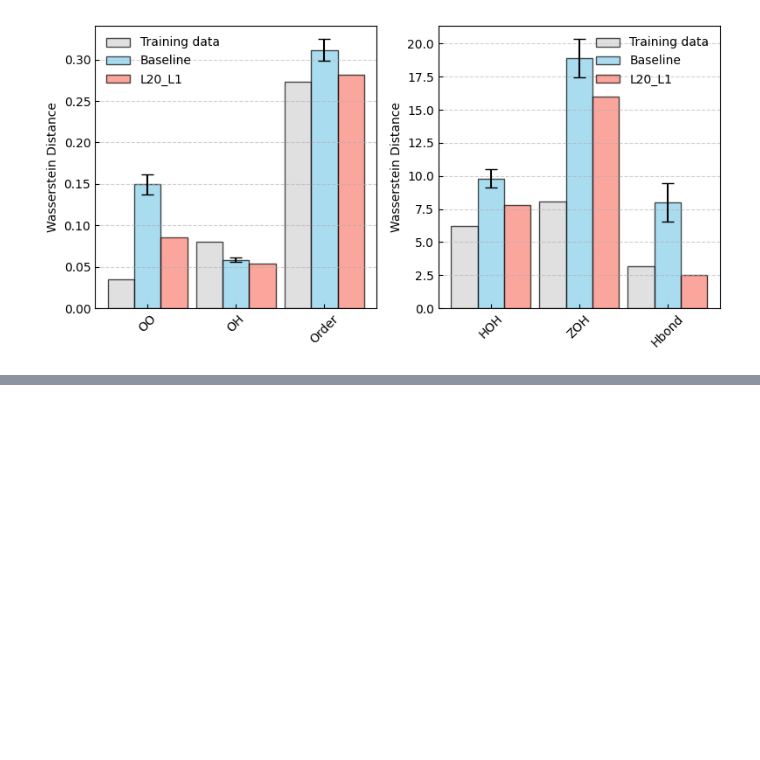
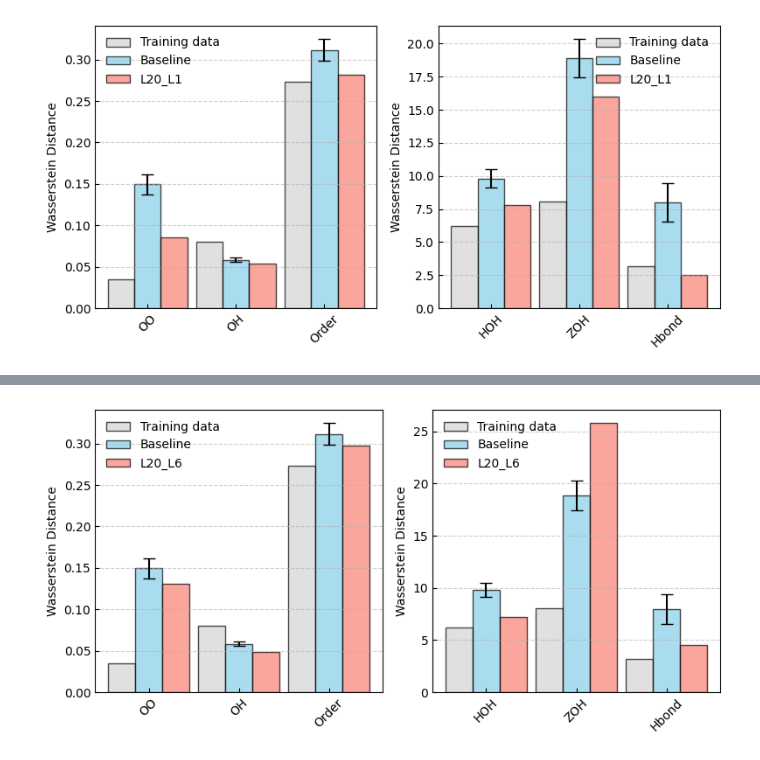
Before and after one commit to huangchieh/StructureMetrics, a Jupyter notebook: 03_plots.ipynb, the cells around one changed output, grey strips where cells are left out. Drawn from its saved outputs; the diff is of its cells as text; code cells hidden in the pictures; blank space fills up the shorter version.

```diff
--- a/03_plots.ipynb
+++ b/03_plots.ipynb
@@ -171,0 +136,4 @@ plot_comparison_subplots(df_P, df_ref, df_model, numeric_columns, ['OO', 'OH', '
+# %%
+show('L20_L6')
+# %% [output]
+[figure, added]
```
Also changed, not shown: parts of 20 cells of this notebook.
